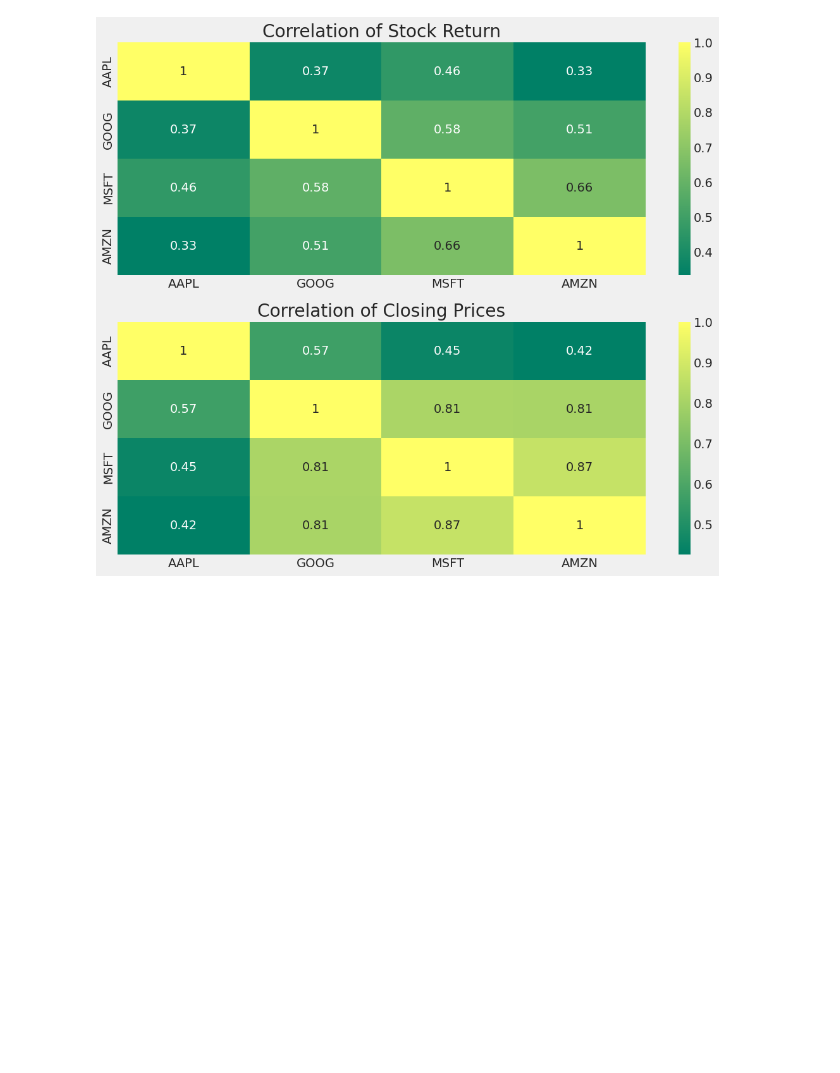
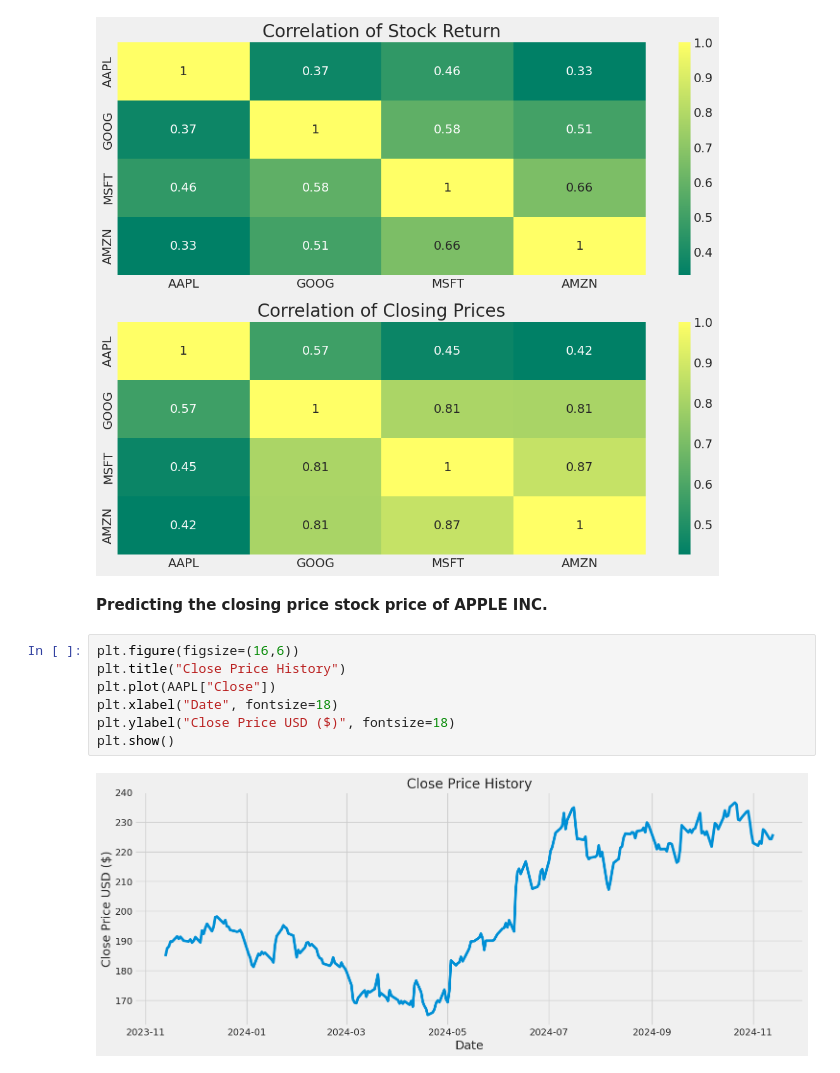
Before and after one commit to mervegb/stock-market-analysis-lstm, a Jupyter notebook: stock_market_analysis_lstm.ipynb, the cells around one changed output. Drawn from its saved outputs; the diff is of its cells as text; blank space fills up the shorter version.

```diff
--- a/stock_market_analysis_lstm.ipynb
+++ b/stock_market_analysis_lstm.ipynb
@@ -305,3 +305,14 @@ plt.title('Correlation of Closing Prices')
 # %% [output]
 Text(0.5, 1.0, 'Correlation of Closing Prices')
 [figure]
+# %% [markdown]
+**Predicting the closing price stock price of APPLE INC.**
+# %%
+plt.figure(figsize=(16,6))
+plt.title("Close Price History")
+plt.plot(AAPL["Close"])
+plt.xlabel("Date", fontsize=18)
+plt.ylabel("Close Price USD ($)", fontsize=18)
+plt.show()
+# %% [output]
+[figure, added]
```
Also changed, not shown: parts of 6 cells of this notebook.
